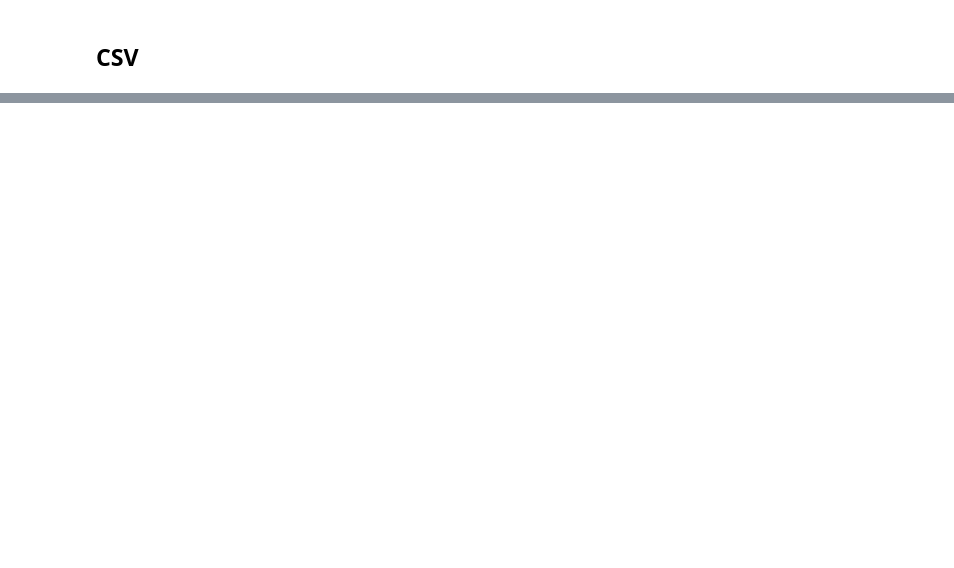
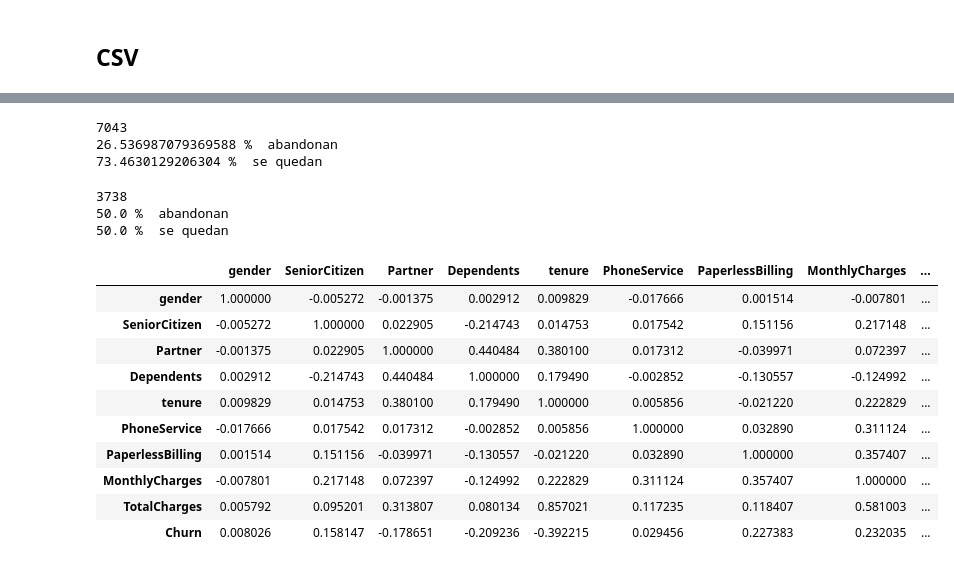
Before and after one commit to iserranoz/datamex_102020, a Jupyter notebook: module-1/web-project/your-code/web scraping noticias.ipynb, the cells around one changed output, grey strips where cells are left out. Cells and saved outputs as stored; diff of their text form; code cells hidden in the pictures; blank space fills up the shorter version.

```diff
--- a/module-1/web-project/your-code/web scraping noticias.ipynb
+++ b/module-1/web-project/your-code/web scraping noticias.ipynb
@@ -338,0 +380,5 @@ amazon.to_csv('amazon.csv', sep = ',')
+# %%
+for i in columns:
+    dt[i].replace(to_replace = 'Yes', value = 1,inplace = True)
+    dt[i].replace(to_replace = 'No', value = 0,inplace = True )
+#transforming the columns
@@ -338,0 +408,4 @@ amazon.to_csv('amazon.csv', sep = ',')
+# %%
+dt['TotalCharges'] = dt['TotalCharges'].replace(r'\s+', np.nan, regex = True)
+dt['TotalCharges'] = pd.to_numeric(dt['TotalCharges'])
+#cleaning totalcharges and transform to numeric
@@ -338,0 +432,2 @@ amazon.to_csv('amazon.csv', sep = ',')
+# %%
+dt = dt.fillna(0)
@@ -338,0 +444,38 @@ amazon.to_csv('amazon.csv', sep = ',')
+# %%
+print(len(dt))
+print(len(dt[dt['Churn'] ==1])/len(dt)*100,'%  abandonan')
+print(len(dt[dt['Churn'] ==0])/len(dt)*100,'%  se quedan')
+#balancing the dataset
+# %% [output]
+7043
+26.536987079369588 %  abandonan
+73.4630129206304 %  se quedan
+# %%
+churners_number = len(dt[dt['Churn'] == 1])
+churners = (dt[dt['Churn']==1])
+non_churners = dt[dt['Churn']==0].sample(n =churners_number)
+df2 = churners.append(non_churners)
+# %%
+print(len(df2))
+print(len(df2[df2['Churn'] ==1])/len(df2)*100,'%  abandonan')
+print(len(df2[df2['Churn'] ==0])/len(df2)*100,'%  se quedan')
+#result
+# %% [output]
+3738
+50.0 %  abandonan
+50.0 %  se quedan
+# %%
+df2.corr()
+#correlation
+# %% [output]
+|  | gender | SeniorCitizen | Partner | Dependents | tenure | PhoneService | PaperlessBilling | MonthlyCharges | ... |
+| gender | 1.000000 | -0.005272 | -0.001375 | 0.002912 | 0.009829 | -0.017666 | 0.001514 | -0.007801 | ... |
+| SeniorCitizen | -0.005272 | 1.000000 | 0.022905 | -0.214743 | 0.014753 | 0.017542 | 0.151156 | 0.217148 | ... |
+| Partner | -0.001375 | 0.022905 | 1.000000 | 0.440484 | 0.380100 | 0.017312 | -0.039971 | 0.072397 | ... |
+| Dependents | 0.002912 | -0.214743 | 0.440484 | 1.000000 | 0.179490 | -0.002852 | -0.130557 | -0.124992 | ... |
+| tenure | 0.009829 | 0.014753 | 0.380100 | 0.179490 | 1.000000 | 0.005856 | -0.021220 | 0.222829 | ... |
+| PhoneService | -0.017666 | 0.017542 | 0.017312 | -0.002852 | 0.005856 | 1.000000 | 0.032890 | 0.311124 | ... |
+| PaperlessBilling | 0.001514 | 0.151156 | -0.039971 | -0.130557 | -0.021220 | 0.032890 | 1.000000 | 0.357407 | ... |
+| MonthlyCharges | -0.007801 | 0.217148 | 0.072397 | -0.124992 | 0.222829 | 0.311124 | 0.357407 | 1.000000 | ... |
+| TotalCharges | 0.005792 | 0.095201 | 0.313807 | 0.080134 | 0.857021 | 0.117235 | 0.118407 | 0.581003 | ... |
+| Churn | 0.008026 | 0.158147 | -0.178651 | -0.209236 | -0.392215 | 0.029456 | 0.227383 | 0.232035 | ... |
```
Also changed, not shown: parts of 60 cells of this notebook, 5 other files.
